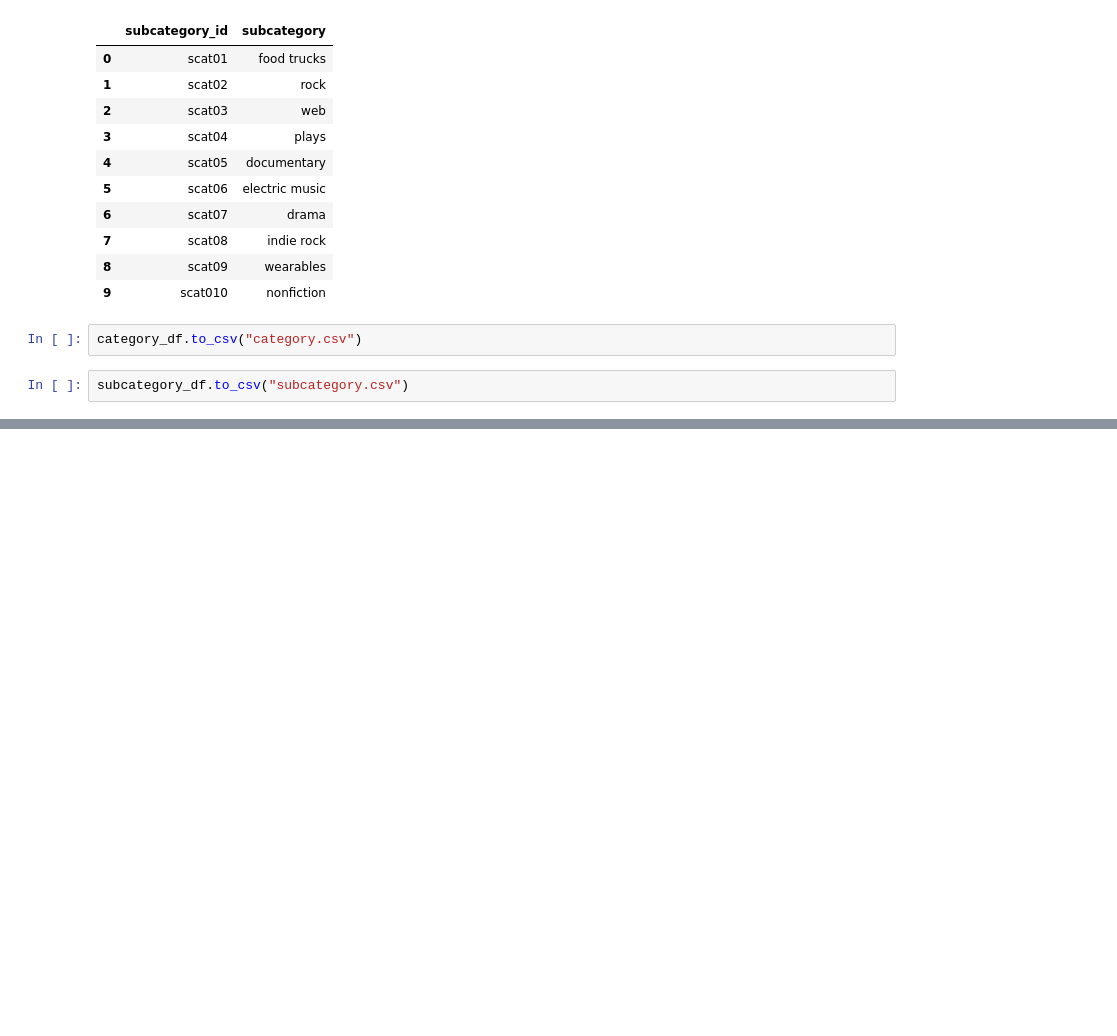
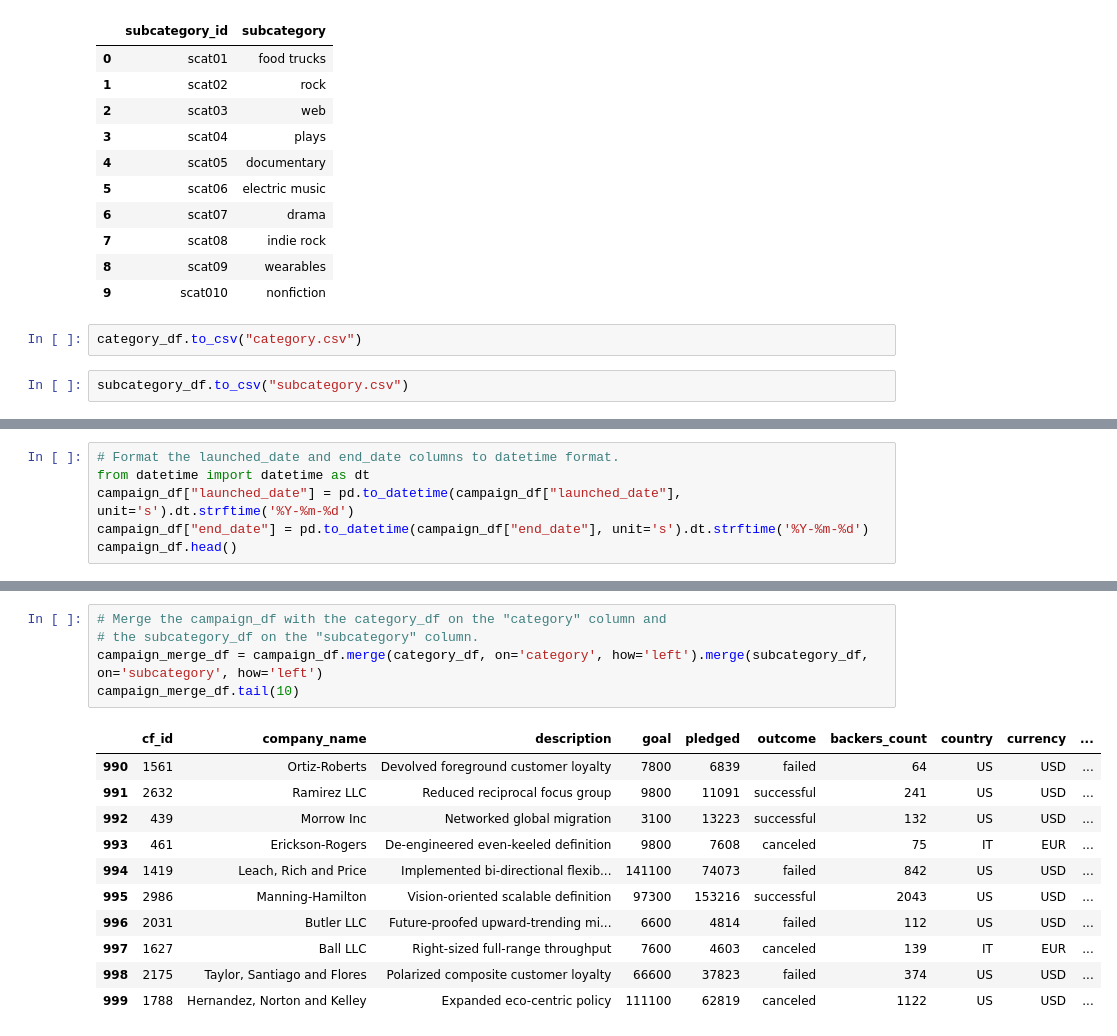
Before and after one commit to Nightlymist/Crowdfunding-ETL, a Jupyter notebook: crowdfunding.ipynb, the cells around one changed output, grey strips where cells are left out. Drawn from its saved outputs; the diff is of its cells as text; blank space fills up the shorter version.

```diff
--- a/crowdfunding.ipynb
+++ b/crowdfunding.ipynb
@@ -204,0 +234,6 @@ subcategory_df.to_csv("subcategory.csv")
+# %%
+# Format the launched_date and end_date columns to datetime format.
+from datetime import datetime as dt
+campaign_df["launched_date"] = pd.to_datetime(campaign_df["launched_date"], unit='s').dt.strftime('%Y-%m-%d')
+campaign_df["end_date"] = pd.to_datetime(campaign_df["end_date"], unit='s').dt.strftime('%Y-%m-%d')
+campaign_df.head()
@@ -204,0 +247,17 @@ subcategory_df.to_csv("subcategory.csv")
+# %%
+# Merge the campaign_df with the category_df on the "category" column and
+# the subcategory_df on the "subcategory" column.
+campaign_merge_df = campaign_df.merge(category_df, on='category', how='left').merge(subcategory_df, on='subcategory', how='left')
+campaign_merge_df.tail(10)
+# %% [output]
+|  | cf_id | company_name | description | goal | pledged | outcome | backers_count | country | currency | ... |
+| 990 | 1561 | Ortiz-Roberts | Devolved foreground customer loyalty | 7800 | 6839 | failed | 64 | US | USD | ... |
+| 991 | 2632 | Ramirez LLC | Reduced reciprocal focus group | 9800 | 11091 | successful | 241 | US | USD | ... |
+| 992 | 439 | Morrow Inc | Networked global migration | 3100 | 13223 | successful | 132 | US | USD | ... |
+| 993 | 461 | Erickson-Rogers | De-engineered even-keeled definition | 9800 | 7608 | canceled | 75 | IT | EUR | ... |
+| 994 | 1419 | Leach, Rich and Price | Implemented bi-directional flexib... | 141100 | 74073 | failed | 842 | US | USD | ... |
+| 995 | 2986 | Manning-Hamilton | Vision-oriented scalable definition | 97300 | 153216 | successful | 2043 | US | USD | ... |
+| 996 | 2031 | Butler LLC | Future-proofed upward-trending mi... | 6600 | 4814 | failed | 112 | US | USD | ... |
+| 997 | 1627 | Ball LLC | Right-sized full-range throughput | 7600 | 4603 | canceled | 139 | IT | EUR | ... |
+| 998 | 2175 | Taylor, Santiago and Flores | Polarized composite customer loyalty | 66600 | 37823 | failed | 374 | US | USD | ... |
+| 999 | 1788 | Hernandez, Norton and Kelley | Expanded eco-centric policy | 111100 | 62819 | canceled | 1122 | US | USD | ... |
```
Also changed, not shown: parts of 13 cells of this notebook, 1 other file.
